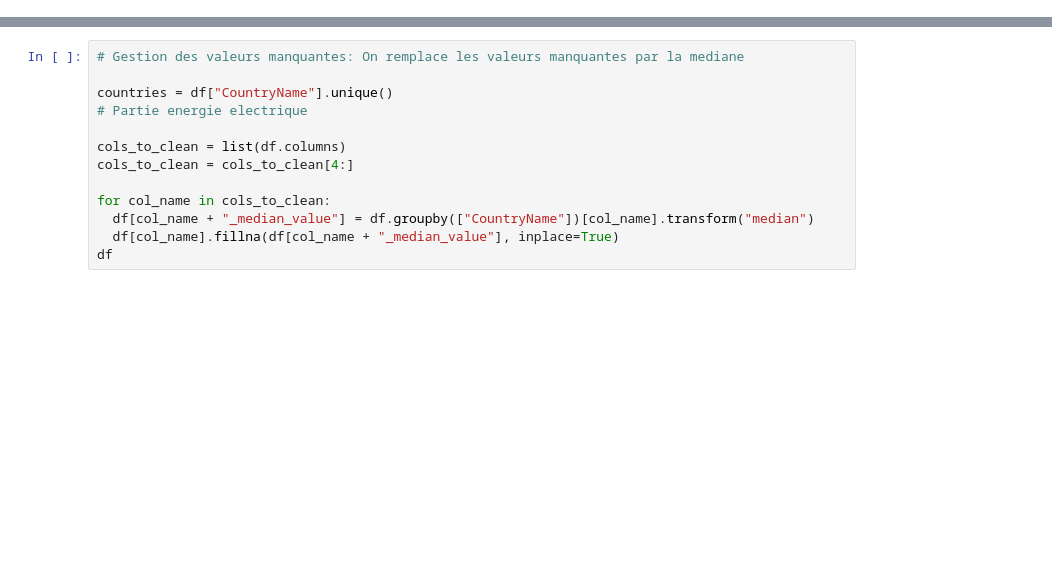
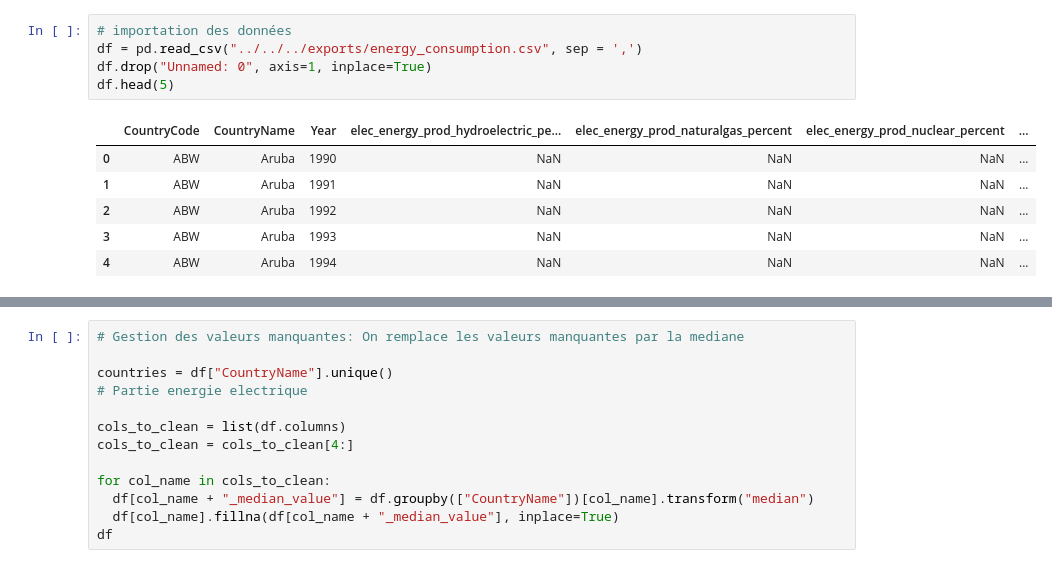
Before and after one commit to Smart-Cities-IA/Data-Acquisition, a Jupyter notebook: src/app/cleaning/main (1).ipynb, the cells around one changed output, grey strips where cells are left out. Cells and saved outputs as stored; diff of their text form; blank space fills up the shorter version.

```diff
--- a/src/app/cleaning/main (1).ipynb
+++ b/src/app/cleaning/main (1).ipynb
@@ -37,2 +10,14 @@ df.shape # donne le nombre de ligne et colonne de la base
+# %%
+# importation des données
+df = pd.read_csv("../../../exports/energy_consumption.csv", sep = ',')
+df.drop("Unnamed: 0", axis=1, inplace=True)
+df.head(5)
+# %% [output]
+|  | CountryCode | CountryName | Year | elec_energy_prod_hydroelectric_pe... | elec_energy_prod_naturalgas_percent | elec_energy_prod_nuclear_percent | ... |
+| 0 | ABW | Aruba | 1990 | NaN | NaN | NaN | ... |
+| 1 | ABW | Aruba | 1991 | NaN | NaN | NaN | ... |
+| 2 | ABW | Aruba | 1992 | NaN | NaN | NaN | ... |
+| 3 | ABW | Aruba | 1993 | NaN | NaN | NaN | ... |
+| 4 | ABW | Aruba | 1994 | NaN | NaN | NaN | ... |
 # %%
 df.info() # connaitre le nom des colonnes et le type des tables
```
Also changed, not shown: parts of 27 cells of this notebook, 2 other files.
